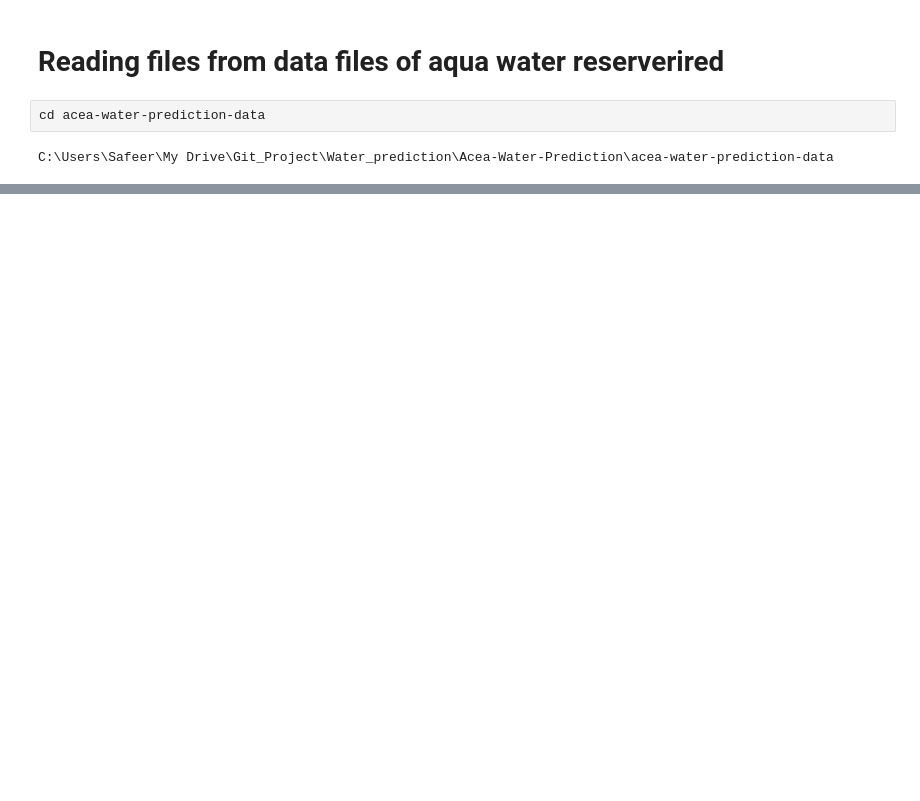
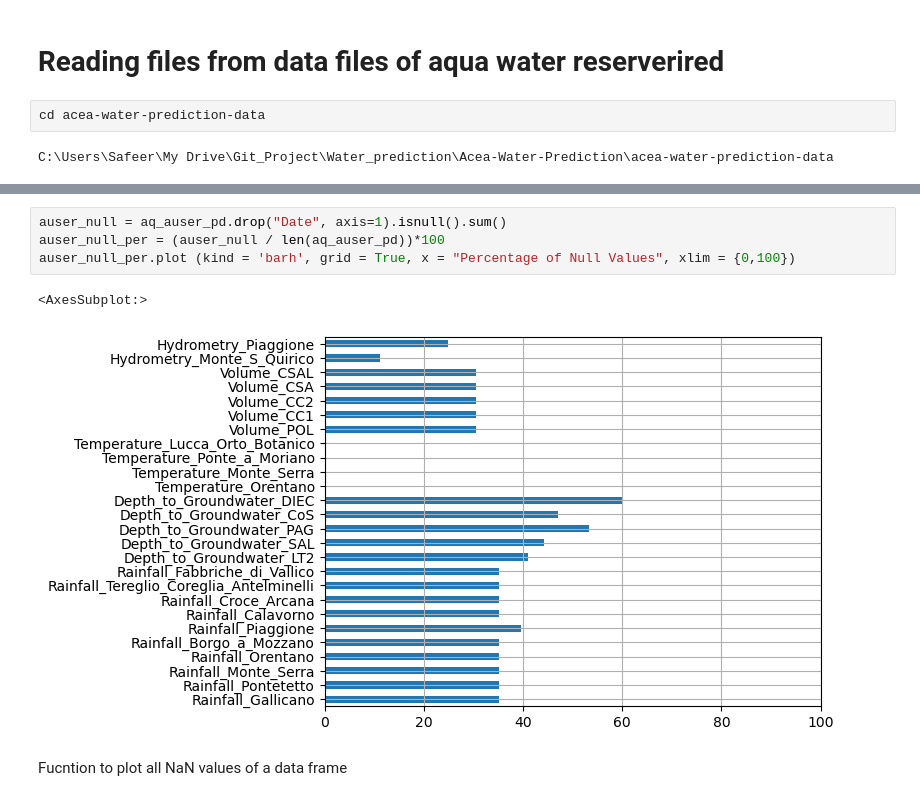
Before and after one commit to safeer-maker/Acea-Water-Prediction, a Jupyter notebook: water prediction.ipynb, the cells around one changed output, grey strips where cells are left out. Drawn from its saved outputs; the diff is of its cells as text; blank space fills up the shorter version.

```diff
--- a/water prediction.ipynb
+++ b/water prediction.ipynb
@@ -227,0 +306,9 @@ aq_auser_pd.plot.line(x = 'Date' , y = 'Rainfall_Gallicano' )
+# %%
+auser_null = aq_auser_pd.drop("Date", axis=1).isnull().sum()
+auser_null_per = (auser_null / len(aq_auser_pd))*100
+auser_null_per.plot (kind = 'barh', grid = True, x = "Percentage of Null Values", xlim = {0,100})
+# %% [output]
+<AxesSubplot:>
+[figure, added]
+# %% [markdown]
+Fucntion to plot all NaN values of a data frame
```
Also changed, not shown: parts of 32 cells of this notebook, 4 other files.
